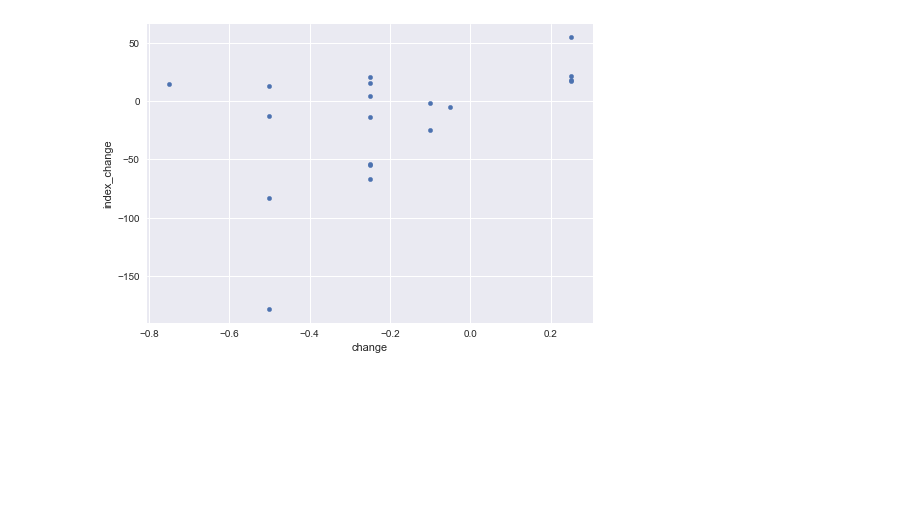
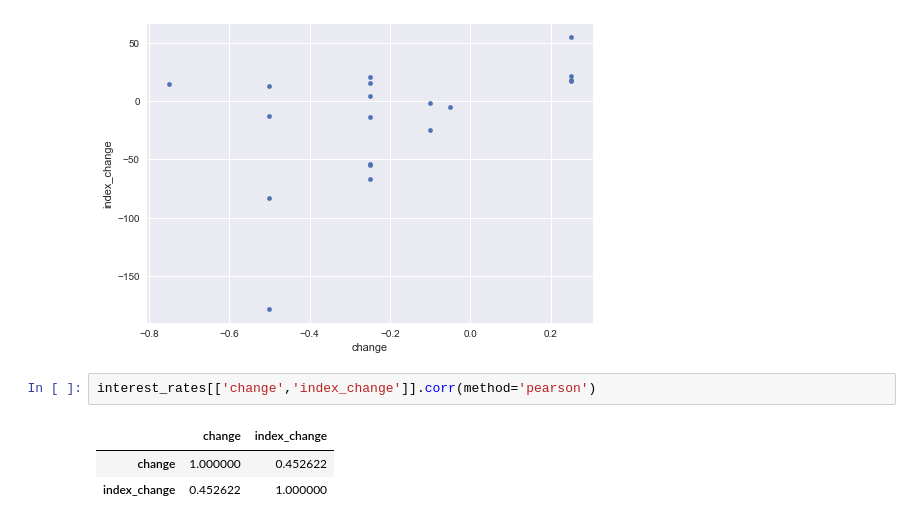
Before and after one commit to binary-riviera/Finance-Models, a Jupyter notebook: corr_interest_index.ipynb, the cells around one changed output. Saved outputs shown, nothing was run; the diff lists cells and outputs as text; blank space fills up the shorter version.

```diff
--- a/Bayes_interest_index.ipynb
+++ b/corr_interest_index.ipynb
@@ -199,3 +199,9 @@ interest_rates.plot.scatter(x='change', y='index_change')
 # %% [output]
 <matplotlib.axes._subplots.AxesSubplot at 0x...>
 [figure]
+# %%
+interest_rates[['change','index_change']].corr(method='pearson')
+# %% [output]
+|  | change | index_change |
+| change | 1.000000 | 0.452622 |
+| index_change | 0.452622 | 1.000000 |
```
Also changed, not shown: parts of 1 cell of this notebook.
